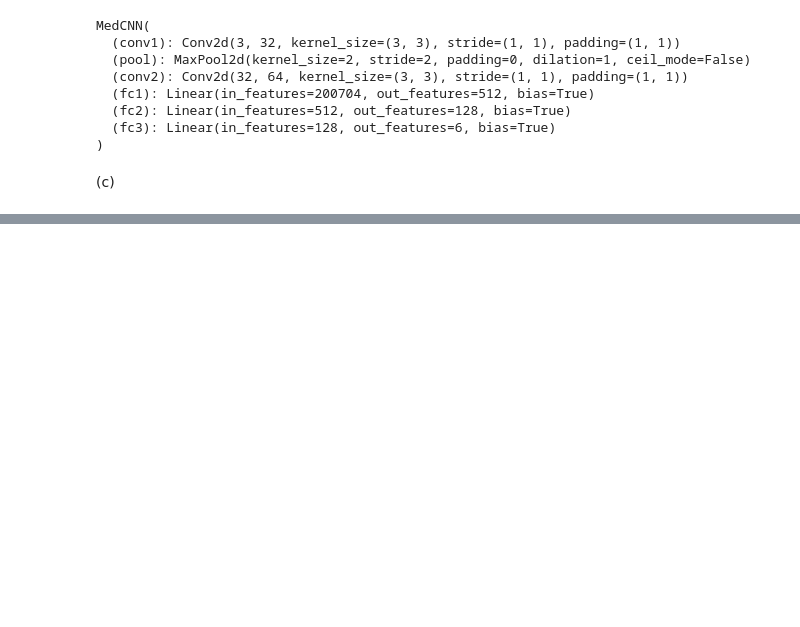
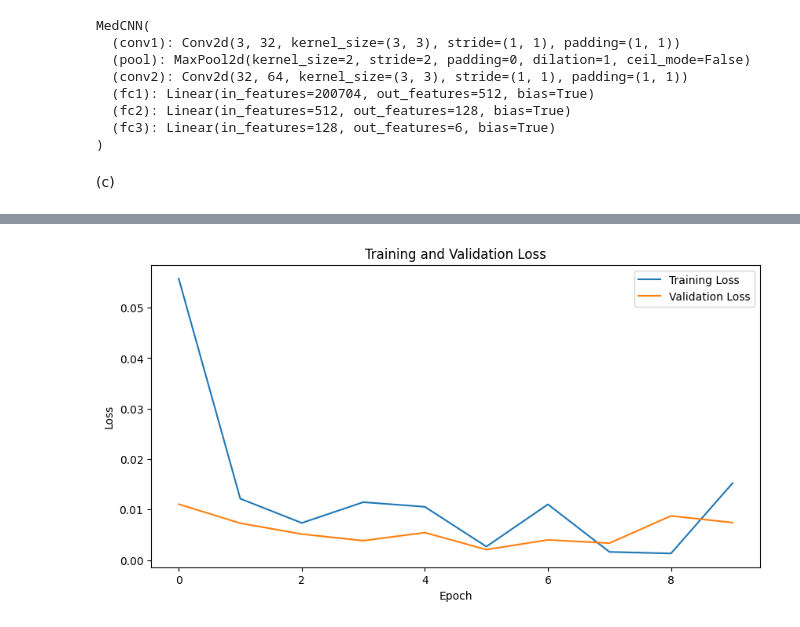
Before and after one commit to bingyanliang/Medical-MNIST, a Jupyter notebook: Q1.ipynb, the cells around one changed output, grey strips where cells are left out. Saved outputs shown, nothing was run; the diff lists cells and outputs as text; code cells hidden in the pictures; blank space fills up the shorter version.

```diff
--- a/Q1.ipynb
+++ b/Q1.ipynb
@@ -124,11 +204,11 @@ MedCNN(
 # %%
-from torch.utils.data import DataLoader
+# hyperparameter setup 1
+batch_size = 25
+learning_rate=0.001
 
-batch_size = 25
-
-train_loader = DataLoader(train_dataset, batch_size=batch_size, shuffle=True, num_workers=0)
-val_loader = DataLoader(val_dataset, batch_size=batch_size, shuffle=False, num_workers=0)
+train_loader = DataLoader(train_dataset, batch_size=batch_size, shuffle=True, num_workers=8)
+val_loader = DataLoader(val_dataset, batch_size=batch_size, shuffle=False, num_workers=8)
 # %%
 model = MedCNN(num_classes=6)
 criterion = nn.CrossEntropyLoss()
-optim = torch.optim.Adam(model.parameters(), lr=0.001)
+optim = torch.optim.Adam(model.parameters(), lr=learning_rate)
@@ -138,0 +215,4 @@ False
+# %%
+torch.cuda.is_available()
+device = torch.device("cuda" if torch.cuda.is_available() else "cpu")
+model.to(device)
@@ -146,6 +235,7 @@ for e in range(epochs):
 
     for img, labels in train_loader:
         optim.zero_grad()
+        img, labels = img.to(device), labels.to(device)
         outputs = model(img)
         loss = criterion(outputs, labels)
         loss.backward()
@@ -157,6 +247,7 @@ for e in range(epochs):
     val_running_loss = 0.0
     with torch.no_grad():
         for img, labels in val_loader:
+            img, labels = img.to(device), labels.to(device)
             outputs = model(img)
             loss = criterion(outputs, labels)
             val_running_loss += loss.item()
@@ -168,0 +268,12 @@ KeyboardInterrupt:
+# %%
+# plot loss
+plt.figure(figsize=(10, 5))
+plt.plot(train_losses, label='Training Loss')
+plt.plot(val_losses, label='Validation Loss')
+plt.title('Training and Validation Loss')
+plt.xlabel('Epoch')
+plt.ylabel('Loss')
+plt.legend()
+plt.show()
+# %% [output]
+[figure, added]
```
Also changed, not shown: parts of 16 cells of this notebook.
